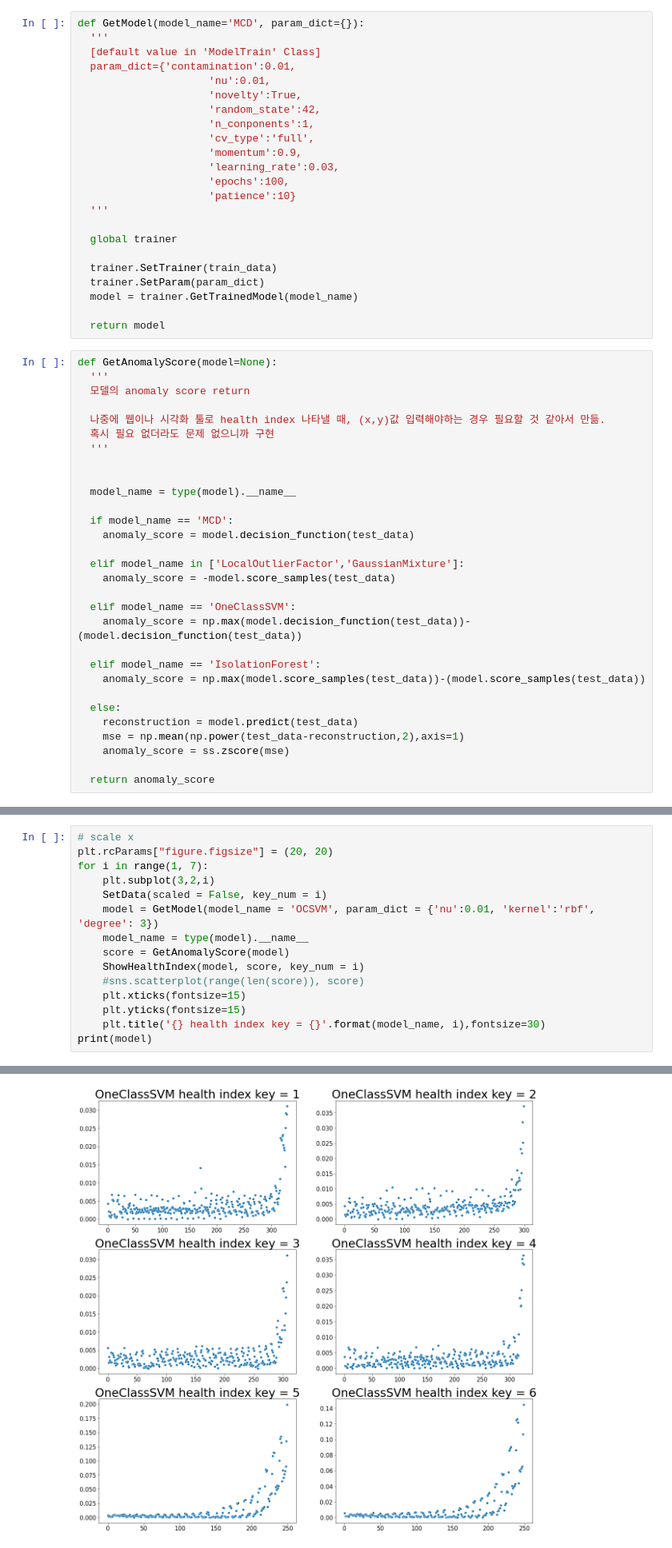
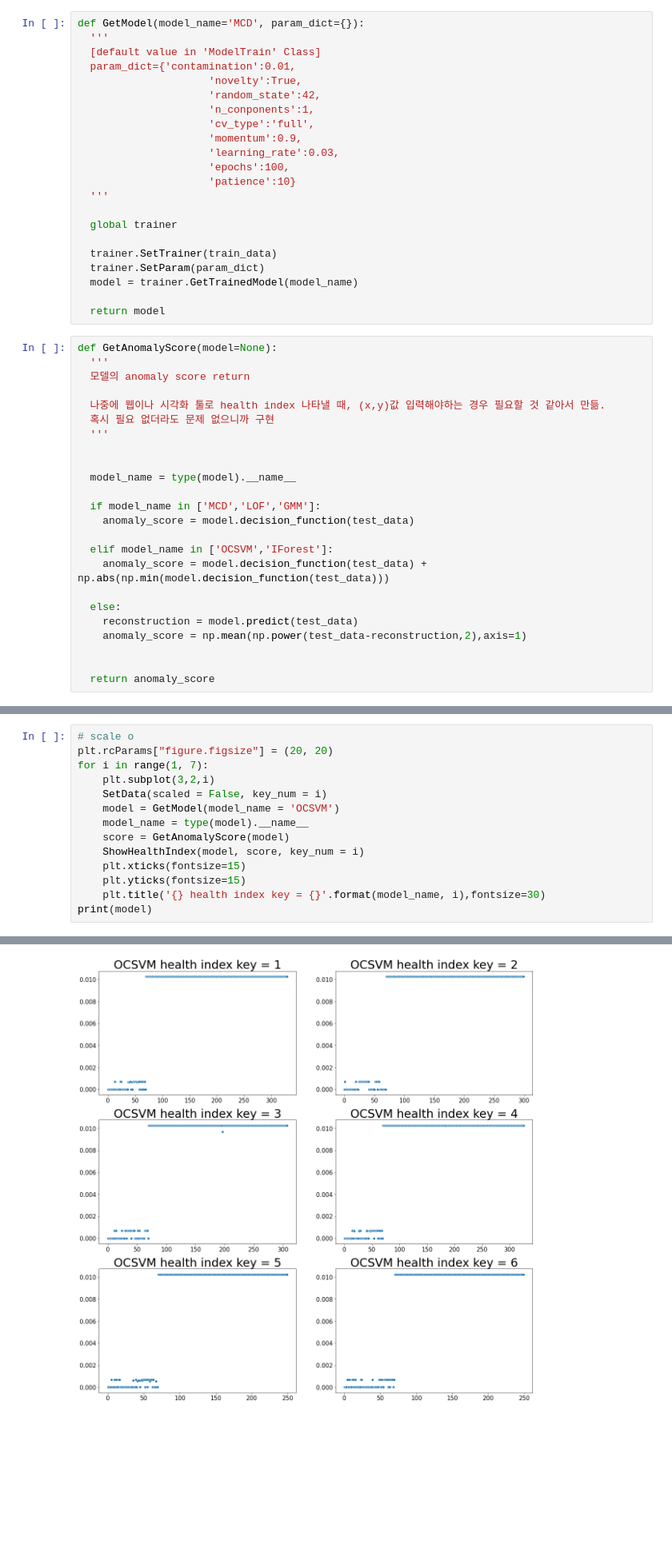
Before and after one commit to ChocoPytoch/BISTelligence, a Jupyter notebook: src/evaluate.ipynb, the cells around one changed output, grey strips where cells are left out. Shown at 80% size. Drawn from its saved outputs; the diff is of its cells as text; blank space fills up the shorter version.

```diff
--- a/src/evaluate.ipynb
+++ b/src/evaluate.ipynb
@@ -69,7 +69,6 @@ def GetModel(model_name='MCD', param_dict={}):
   '''
   [default value in 'ModelTrain' Class]
   param_dict={'contamination':0.01,
-                     'nu':0.01,
                      'novelty':True,
                      'random_state':42,
                      'n_conponents':1,
@@ -99,22 +98,16 @@ def GetAnomalyScore(model=None):
 
   model_name = type(model).__name__
 
-  if model_name == 'MCD':
+  if model_name in ['MCD','LOF','GMM']:
     anomaly_score = model.decision_function(test_data)
 
-  elif model_name in ['LocalOutlierFactor','GaussianMixture']:
-    anomaly_score = -model.score_samples(test_data)
-
-  elif model_name == 'OneClassSVM':
-    anomaly_score = np.max(model.decision_function(test_data))-(model.decision_function(test_data))
-
-  elif model_name == 'IsolationForest':
-    anomaly_score = np.max(model.score_samples(test_data))-(model.score_samples(test_data))
+  elif model_name in ['OCSVM','IForest']:
+    anomaly_score = model.decision_function(test_data) + np.abs(np.min(model.decision_function(test_data)))
 
   else:
     reconstruction = model.predict(test_data)
-    mse = np.mean(np.power(test_data-reconstruction,2),axis=1)
-    anomaly_score = ss.zscore(mse)
+    anomaly_score = np.mean(np.power(test_data-reconstruction,2),axis=1)
+
 
   return anomaly_score
 # %%
@@ -268,14 +264,13 @@ OneClassSVM(nu=0.01)
 # %%
-# scale x
+# scale o
 plt.rcParams["figure.figsize"] = (20, 20)
 for i in range(1, 7):
     plt.subplot(3,2,i)
     SetData(scaled = False, key_num = i)
-    model = GetModel(model_name = 'OCSVM', param_dict = {'nu':0.01, 'kernel':'rbf', 'degree': 3})
+    model = GetModel(model_name = 'OCSVM')
     model_name = type(model).__name__
     score = GetAnomalyScore(model)
     ShowHealthIndex(model, score, key_num = i)
-    #sns.scatterplot(range(len(score)), score)
     plt.xticks(fontsize=15)
     plt.yticks(fontsize=15)
     plt.title('{} health index key = {}'.format(model_name, i),fontsize=30)
@@ -285,4 +282,4 @@ OneClassSVM(nu=0.01)
-[figure, old version]
+[figure, new version]
 # %% [markdown]
 # GMM
 # %%
```
Also changed, not shown: parts of 19 cells of this notebook, 5 other files.
